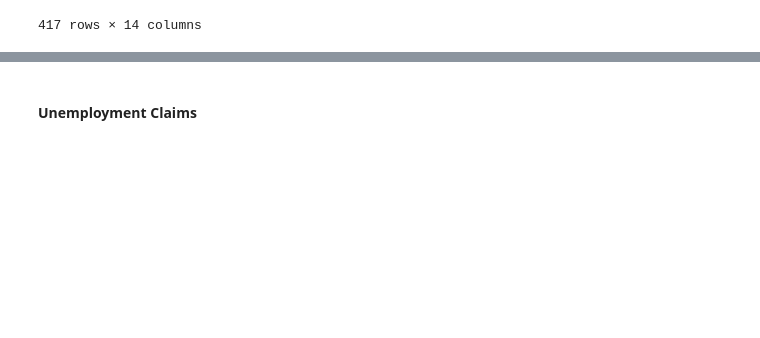
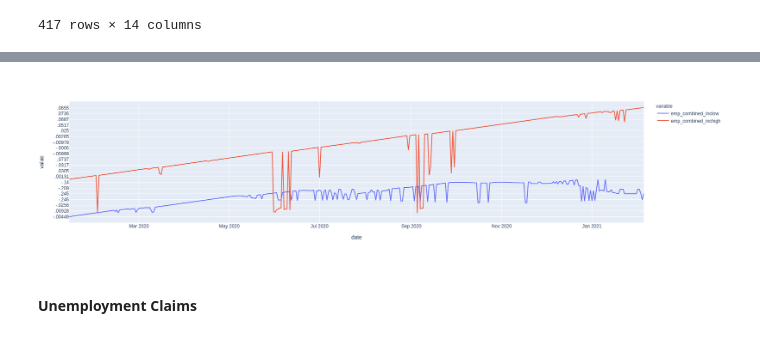
Before and after one commit to Rhuck1/Covidnomics, a Jupyter notebook: econ_track_eda.ipynb, the cells around one changed output, grey strips where cells are left out. Cells and saved outputs as stored; diff of their text form; code cells hidden in the pictures; blank space fills up the shorter version.

```diff
--- a/econ_track_eda.ipynb
+++ b/econ_track_eda.ipynb
@@ -102,2 +139,8 @@ employ_nat
+# %%
+#px.line(employ_az, x='date', y='emp_combined', labels={'x': 'Date', 'y': 'Combined Employment'})
+
+px.line(employ_az, x='date', y=['emp_combined_inclow', 'emp_combined_inchigh'])
+# %% [output]
+[figure, added]
 # %% [markdown]
 #### Unemployment Claims
```
Also changed, not shown: parts of 5 cells of this notebook.
